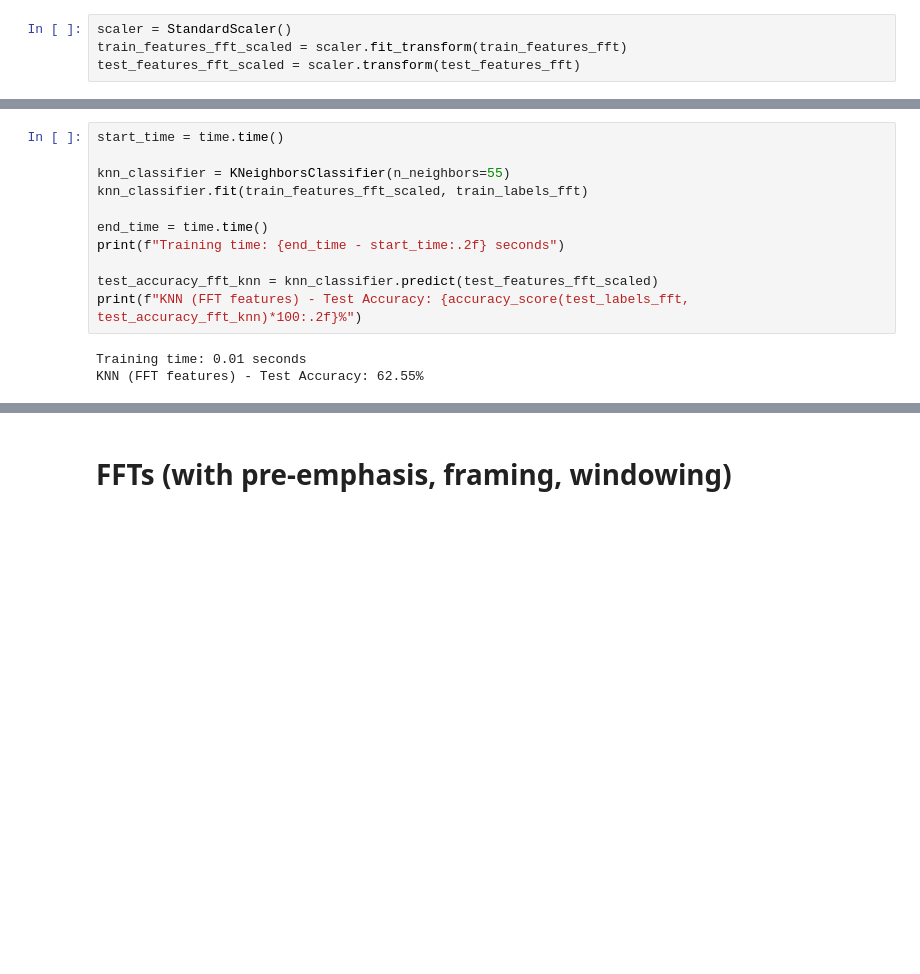
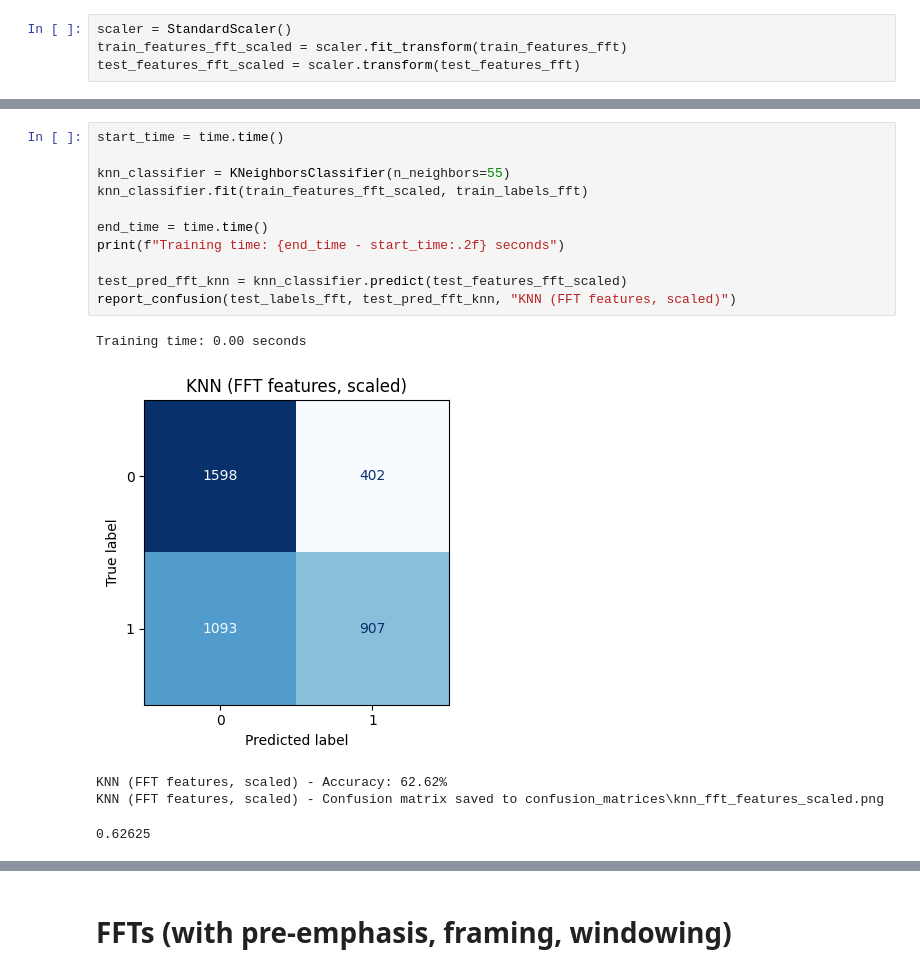
Before and after one commit to dinhgia2106/Queenless-SoundData, a Jupyter notebook: Machine_Learning/dataset1.ipynb, the cells around one changed output, grey strips where cells are left out. Drawn from its saved outputs; the diff is of its cells as text; blank space fills up the shorter version.

```diff
--- a/Machine_Learning/dataset1.ipynb
+++ b/Machine_Learning/dataset1.ipynb
@@ -119,17 +183,20 @@ KNN (FFT features) - Test Accuracy: 72.32%
 # %%
 start_time = time.time()
 
 knn_classifier = KNeighborsClassifier(n_neighbors=55)
 knn_classifier.fit(train_features_fft_scaled, train_labels_fft)
 
 end_time = time.time()
 print(f"Training time: {end_time - start_time:.2f} seconds")
 
-test_accuracy_fft_knn = knn_classifier.predict(test_features_fft_scaled)
-print(f"KNN (FFT features) - Test Accuracy: {accuracy_score(test_labels_fft, test_accuracy_fft_knn)*100:.2f}%")
+test_pred_fft_knn = knn_classifier.predict(test_features_fft_scaled)
+report_confusion(test_labels_fft, test_pred_fft_knn, "KNN (FFT features, scaled)")
 # %% [output]
-Training time: 0.01 seconds
-KNN (FFT features) - Test Accuracy: 62.55%
+Training time: 0.00 seconds
+[figure, added]
+KNN (FFT features, scaled) - Accuracy: 62.62%
+KNN (FFT features, scaled) - Confusion matrix saved to confusion_matrices\knn_fft_features_scaled.png
+0.62625
 # %%
 start_time = time.time()
 
```
Also changed, not shown: parts of 61 cells of this notebook, 2 other files.
